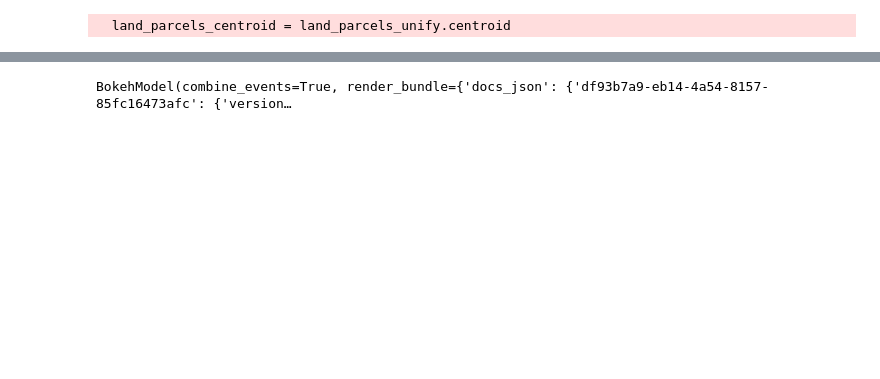
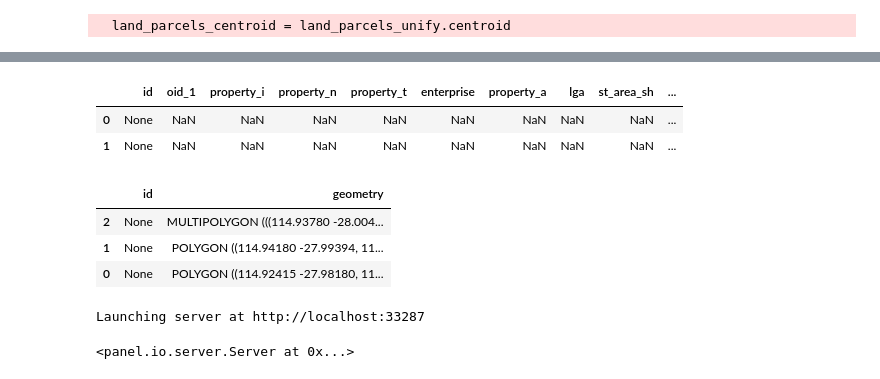
Before and after one commit to Sensand-AI/data-notebooks, a Jupyter notebook: notebooks/sandbox/cadastral/check-paddocks-against-cadastral-land-parcels.ipynb, the cells around one changed output, grey strips where cells are left out. Cells and saved outputs as stored; diff of their text form; code cells hidden in the pictures; blank space fills up the shorter version.

Commit message:
update to cadastral geoprocessing notebook to fix break

```diff
--- a/notebooks/sandbox/cadastral/check-paddocks-against-cadastral-land-parcels.ipynb
+++ b/notebooks/sandbox/cadastral/check-paddocks-against-cadastral-land-parcels.ipynb
@@ -58,8 +69,8 @@ def export_geojson(inside_areas, outside_areas):
     outside_areas.to_file('output-data/outside-parcel-user-boundaries.geojson', driver='GeoJSON', crs=output_crs)
 # %%
 # TODO: add widgets to let user drop in their onw files
-cpes = gpd.read_file('input-data/CPES/cpes.shp')
-paddocks = gpd.read_file('input-data/Paddock boundaries/paddock-boundaries.shp').to_crs(cpes.crs)
+cpes = gpd.read_file('/workspace/notebooks/sandbox/data/input-data/CPES/cpes.shp')
+paddocks = gpd.read_file('/workspace/notebooks/sandbox/data/input-data/Paddock boundaries/paddock-boundaries.shp').to_crs(cpes.crs)
 
 # set up map tiles for basemap
 map_tiles = hv.element.tiles.EsriImagery().opts(width=600, height=400)
@@ -76,0 +89,13 @@ inside_map = inside_areas.hvplot(geo=True).opts(title='submitted areas that are
+# %%
+outside_areas.head()
+# %% [output]
+|  | id | oid_1 | property_i | property_n | property_t | enterprise | property_a | lga | st_area_sh | ... |
+| 0 | None | NaN | NaN | NaN | NaN | NaN | NaN | NaN | NaN | ... |
+| 1 | None | NaN | NaN | NaN | NaN | NaN | NaN | NaN | NaN | ... |
+# %%
+inside_areas.head()
+# %% [output]
+|  | id | geometry |
+| 2 | None | MULTIPOLYGON (((114.93780 -28.004... |
+| 1 | None | POLYGON ((114.94180 -27.99394, 11... |
+| 0 | None | POLYGON ((114.92415 -27.98180, 11... |
@@ -77,10 +106,8 @@ inside_map = inside_areas.hvplot(geo=True).opts(title='submitted areas that are
 # %%
-pn.Row(
-    pn.Column(
-    (map_tiles * parcels_map * outside_map),
-    (map_tiles * parcels_map * inside_map)
-    )
-)
+combined_map = map_tiles * parcels_map * outside_map * inside_map
-# %% [output]
-BokehModel(combine_events=True, render_bundle={'docs_json': {'df93b7a9-eb14-4a54-8157-85fc16473afc': {'version…
+# %%
+pn.panel(combined_map).show()
+# %% [output]
+Launching server at http://localhost:33287
+<panel.io.server.Server at 0x...>
 # %%
```
Also changed, not shown: parts of 6 cells of this notebook.
